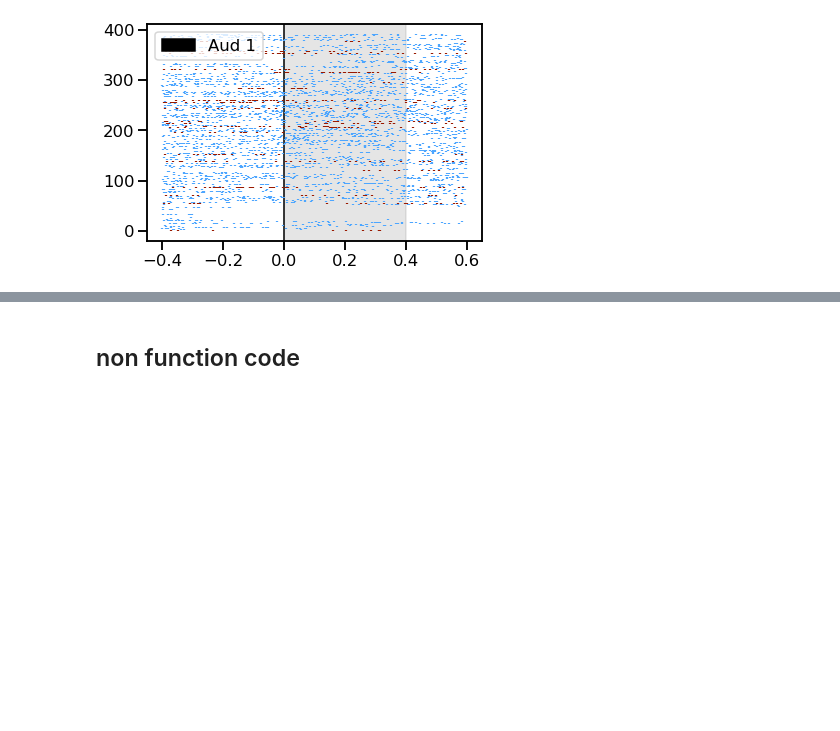
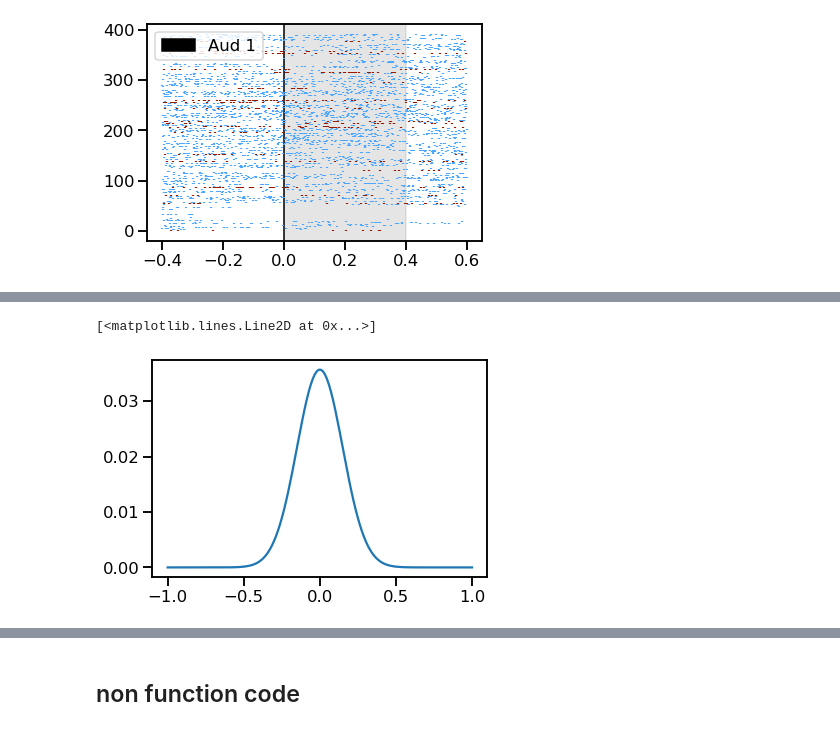
Before and after one commit to Brody-Lab/jbreda_PWM_mPFC_analysis, a Jupyter notebook: event_centering.ipynb, the cells around one changed output, grey strips where cells are left out. Cells and saved outputs as stored; diff of their text form; code cells hidden in the pictures; blank space fills up the shorter version.

```diff
--- a/event_centering.ipynb
+++ b/event_centering.ipynb
@@ -81,0 +147,18 @@ Stopped here--- TODO:
+# %%
+def gaussian(x, mu, sigma):
+    return 1 / (sigma * np.sqrt(2 * np.pi)) * np.exp(-1/2 * ((x - mu)/sigma)**2)
+
+def exponential(x, tau):
+    return np.exp(-x / tau)
+
+
+mu = 0
+sigma = .150
+
+x = np.linspace(-1.0, 1.0, 150)
+kernal = gaussian(x, mu, sigma)
+kernal_normalized = kernal/np.sum(kernal)
+plt.plot(x, kernal_normalized)
+# %% [output]
+[<matplotlib.lines.Line2D at 0x...>]
+[figure, added]
```
Also changed, not shown: parts of 17 cells of this notebook, 1 other file.
